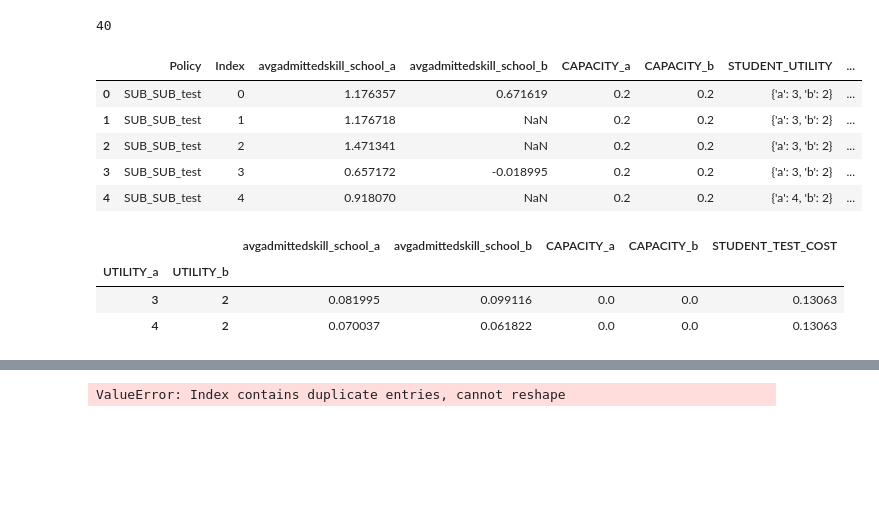
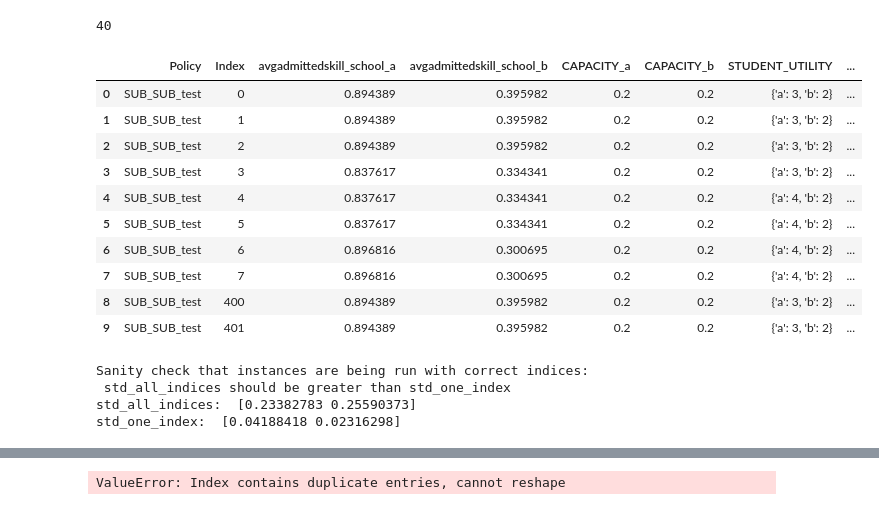
Before and after one commit to hannahql/school_admission_policies, a Jupyter notebook: pipeline_use_paperfigures_two_school_strategic.ipynb, the cells around one changed output, grey strips where cells are left out. Cells and saved outputs as stored; diff of their text form; code cells hidden in the pictures; blank space fills up the shorter version.

```diff
--- a/pipeline_use_paperfigures_two_school_strategic.ipynb
+++ b/pipeline_use_paperfigures_two_school_strategic.ipynb
@@ -330,14 +327,42 @@ results_df[['UTILITY_a', 'UTILITY_b']] = results_df['STUDENT_UTILITY'].apply(pd.
 
 results_df["STUDENT_TEST_COST"] = results_df["STUDENT_TEST_COST"].fillna(0)
 # %%
-results_df.head()
+results_df.head(10)
 # %% [output]
 |  | Policy | Index | avgadmittedskill_school_a | avgadmittedskill_school_b | CAPACITY_a | CAPACITY_b | STUDENT_UTILITY | ... |
-| 0 | SUB_SUB_test | 0 | 1.176357 | 0.671619 | 0.2 | 0.2 | {'a': 3, 'b': 2} | ... |
-| 1 | SUB_SUB_test | 1 | 1.176718 | NaN | 0.2 | 0.2 | {'a': 3, 'b': 2} | ... |
-| 2 | SUB_SUB_test | 2 | 1.471341 | NaN | 0.2 | 0.2 | {'a': 3, 'b': 2} | ... |
-| 3 | SUB_SUB_test | 3 | 0.657172 | -0.018995 | 0.2 | 0.2 | {'a': 3, 'b': 2} | ... |
-| 4 | SUB_SUB_test | 4 | 0.918070 | NaN | 0.2 | 0.2 | {'a': 4, 'b': 2} | ... |
+| 0 | SUB_SUB_test | 0 | 0.894389 | 0.395982 | 0.2 | 0.2 | {'a': 3, 'b': 2} | ... |
+| 1 | SUB_SUB_test | 1 | 0.894389 | 0.395982 | 0.2 | 0.2 | {'a': 3, 'b': 2} | ... |
+| 2 | SUB_SUB_test | 2 | 0.894389 | 0.395982 | 0.2 | 0.2 | {'a': 3, 'b': 2} | ... |
+| 3 | SUB_SUB_test | 3 | 0.837617 | 0.334341 | 0.2 | 0.2 | {'a': 3, 'b': 2} | ... |
+| 4 | SUB_SUB_test | 4 | 0.837617 | 0.334341 | 0.2 | 0.2 | {'a': 4, 'b': 2} | ... |
+| 5 | SUB_SUB_test | 5 | 0.837617 | 0.334341 | 0.2 | 0.2 | {'a': 4, 'b': 2} | ... |
+| 6 | SUB_SUB_test | 6 | 0.896816 | 0.300695 | 0.2 | 0.2 | {'a': 4, 'b': 2} | ... |
+| 7 | SUB_SUB_test | 7 | 0.896816 | 0.300695 | 0.2 | 0.2 | {'a': 4, 'b': 2} | ... |
+| 8 | SUB_SUB_test | 400 | 0.894389 | 0.395982 | 0.2 | 0.2 | {'a': 3, 'b': 2} | ... |
+| 9 | SUB_SUB_test | 401 | 0.894389 | 0.395982 | 0.2 | 0.2 | {'a': 3, 'b': 2} | ... |
+# %%
+std_all_indices = (results_df
+        .query("Policy == 'FULL_SUB_test'")
+        # .query("Index % 100 == 5")
+        [["avgadmittedskill_school_a", "avgadmittedskill_school_b"]]
+        .std()
+        )
+std_one_index = (results_df
+        .query("Policy == 'FULL_SUB_test'")
+        .query("Index % 100 == 5")
+        [["avgadmittedskill_school_a", "avgadmittedskill_school_b"]]
+        .std()
+        )
+
+print("Sanity check that instances are being run with correct indices:"+
+      "\n std_all_indices should be greater than std_one_index")
+print("std_all_indices: ", std_all_indices.values)
+print("std_one_index: ", std_one_index.values)
+# %% [output]
+Sanity check that instances are being run with correct indices:
+ std_all_indices should be greater than std_one_index
+std_all_indices:  [0.23382783 0.25590373]
+std_one_index:  [0.04188418 0.02316298]
 # %%
 # Results for (SUB, SUB) policy pair
 sub_sub_results = (results_df.query("Policy == 'SUB_SUB_test'")[["UTILITY_a", "UTILITY_b", "avgadmittedskill_school_a", "avgadmittedskill_school_b", "CAPACITY_a", "CAPACITY_b", "STUDENT_TEST_COST"]]
@@ -345,16 +370,6 @@ sub_sub_results = (results_df.query("Policy == 'SUB_SUB_test'")[["UTILITY_a", "U
  .mean()
  .reset_index()
  )
-# %%
-(results_df.query("Policy == 'SUB_SUB_test'")[["UTILITY_a", "UTILITY_b", "avgadmittedskill_school_a", "avgadmittedskill_school_b", "CAPACITY_a", "CAPACITY_b", "STUDENT_TEST_COST"]]
- .groupby(["UTILITY_a", "UTILITY_b"])
- .sem()
-)
-# %% [output]
-|  |  | avgadmittedskill_school_a | avgadmittedskill_school_b | CAPACITY_a | CAPACITY_b | STUDENT_TEST_COST |
-| UTILITY_a | UTILITY_b |  |  |  |  |  |
-| 3 | 2 | 0.081995 | 0.099116 | 0.0 | 0.0 | 0.13063 |
-| 4 | 2 | 0.070037 | 0.061822 | 0.0 | 0.0 | 0.13063 |
 # %%
 sub_sub_results
 # %% [output]
```
Also changed, not shown: parts of 20 cells of this notebook, 1 other file.
